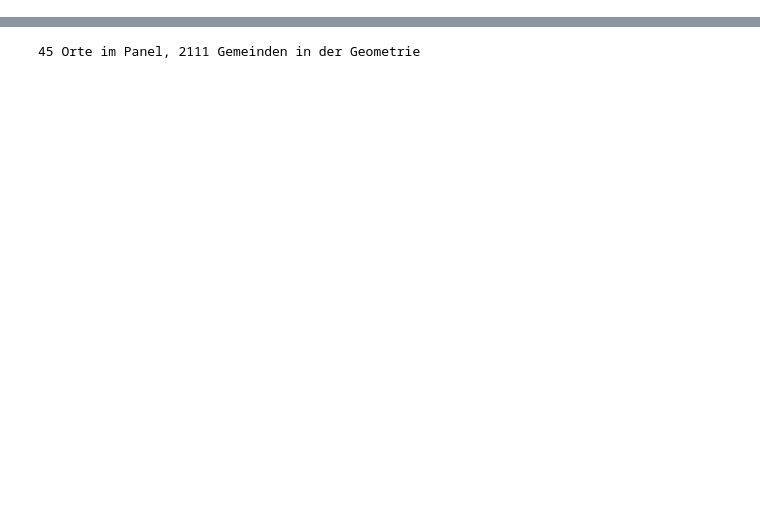
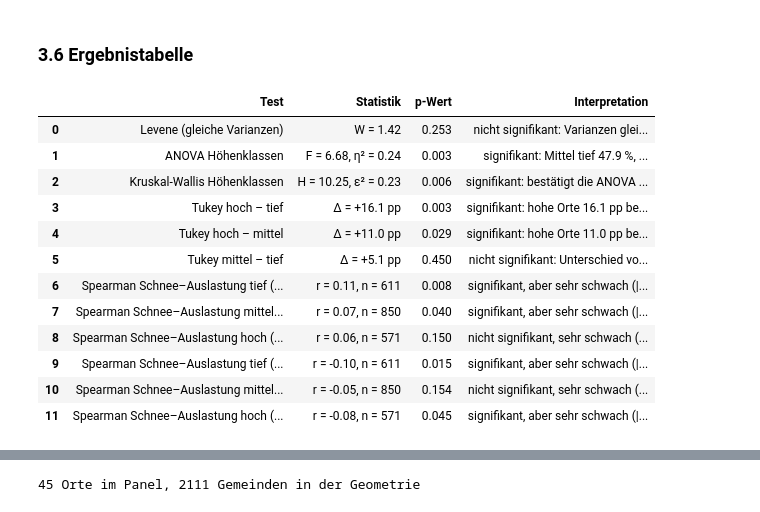
Before and after one commit to aakset/wintertourismus-schnee, a Jupyter notebook: notebooks/04_eda_tests_karte.ipynb, the cells around one changed output, grey strips where cells are left out. Drawn from its saved outputs; the diff is of its cells as text; code cells hidden in the pictures; blank space fills up the shorter version.

Commit message:
Statistische Tests (4.4), Karten ins Notebook 04_eda_tests_karte verschoben
Co-Authored-By: Claude Opus 5.5 <noreply@anthropic.com>

```diff
--- a/notebooks/04_karten.ipynb
+++ b/notebooks/04_eda_tests_karte.ipynb
@@ -0,0 +94,4 @@
+# %%
+tukey = pairwise_tukeyhsd(pro_gem.zimmerauslastung, pro_gem.hoehenklasse, alpha=0.05)
+tk = pd.DataFrame(tukey.summary().data[1:], columns=tukey.summary().data[0])
+tk
@@ -0,0 +112,12 @@
+# %%
+d["schnee_abw"] = d.schneefall_cm - d.groupby(["bfs_nr", "monat"]).schneefall_cm.transform("mean")
+d["ausl_abw"] = d.zimmerauslastung - d.groupby(["bfs_nr", "monat"]).zimmerauslastung.transform("mean")
+
+kor = []
+for k in KLASSEN:
+    x = d[d.hoehenklasse == k]
+    r1, p1 = stats.spearmanr(x.schneefall_cm, x.zimmerauslastung)
+    r2, p2 = stats.spearmanr(x.schnee_abw, x.ausl_abw)
+    kor.append({"Höhenklasse": k, "n": len(x), "r roh": r1, "p roh": p1, "r bereinigt": r2, "p bereinigt": p2})
+kor = pd.DataFrame(kor).round(4)
+kor
@@ -0,0 +143,53 @@
+# %% [markdown]
+### 3.6 Ergebnistabelle
+# %%
+m = beschr["Mittel"]
+def pp(a, b):
+    row = tk[((tk.group1 == a) & (tk.group2 == b)) | ((tk.group1 == b) & (tk.group2 == a))].iloc[0]
+    return row["p-adj"]
+
+def sig(p):
+    return "signifikant" if p < 0.05 else "nicht signifikant"
+
+def stark(p, r):
+    return f"{sig(p)}{', aber' if p < 0.05 else ','} sehr schwach (|r| ≈ {abs(r):.2f})"
+
+ergebnis = pd.DataFrame([
+    ["Levene (gleiche Varianzen)", f"W = {levene.statistic:.2f}", levene.pvalue,
+     f"{sig(levene.pvalue)}: Varianzen gleich genug, klassische ANOVA zulässig"],
+    ["ANOVA Höhenklassen", f"F = {anova.statistic:.2f}, η² = {eta2:.2f}", anova.pvalue,
+     f"{sig(anova.pvalue)}: Mittel tief {m['tief']:.1f} %, mittel {m['mittel']:.1f} %, hoch {m['hoch']:.1f} %. "
+     f"Höhenklasse erklärt rund {eta2:.0%} der Unterschiede zwischen den Orten"],
+    ["Kruskal-Wallis Höhenklassen", f"H = {kruskal.statistic:.2f}, ε² = {eps2:.2f}", kruskal.pvalue,
+     f"{sig(kruskal.pvalue)}: bestätigt die ANOVA ohne Normalverteilungsannahme"],
+    ["Tukey hoch – tief", f"Δ = {m['hoch'] - m['tief']:+.1f} pp", pp("hoch", "tief"),
+     f"{sig(pp('hoch', 'tief'))}: hohe Orte {m['hoch'] - m['tief']:.1f} pp besser ausgelastet"],
+    ["Tukey hoch – mittel", f"Δ = {m['hoch'] - m['mittel']:+.1f} pp", pp("hoch", "mittel"),
+     f"{sig(pp('hoch', 'mittel'))}: hohe Orte {m['hoch'] - m['mittel']:.1f} pp besser ausgelastet"],
+    ["Tukey mittel – tief", f"Δ = {m['mittel'] - m['tief']:+.1f} pp", pp("mittel", "tief"),
+     f"{sig(pp('mittel', 'tief'))}: Unterschied von {m['mittel'] - m['tief']:.1f} pp mit 13 / 19 Orten nicht sicher von Zufall zu trennen"],
+] + [
+    [f"Spearman Schnee–Auslastung {r['Höhenklasse']} (roh)", f"r = {r['r roh']:.2f}, n = {r['n']}", r["p roh"],
+     stark(r["p roh"], r["r roh"])]
+    for _, r in kor.iterrows()
+] + [
+    [f"Spearman Schnee–Auslastung {r['Höhenklasse']} (bereinigt)", f"r = {r['r bereinigt']:.2f}, n = {r['n']}", r["p bereinigt"],
+     stark(r["p bereinigt"], r["r bereinigt"])]
+    for _, r in kor.iterrows()
+], columns=["Test", "Statistik", "p-Wert", "Interpretation"])
+ergebnis["p-Wert"] = ergebnis["p-Wert"].map(lambda p: "< 0.001" if p < 0.001 else f"{p:.3f}")
+ergebnis
+# %% [output]
+|  | Test | Statistik | p-Wert | Interpretation |
+| 0 | Levene (gleiche Varianzen) | W = 1.42 | 0.253 | nicht signifikant: Varianzen glei... |
+| 1 | ANOVA Höhenklassen | F = 6.68, η² = 0.24 | 0.003 | signifikant: Mittel tief 47.9 %, ... |
+| 2 | Kruskal-Wallis Höhenklassen | H = 10.25, ε² = 0.23 | 0.006 | signifikant: bestätigt die ANOVA ... |
+| 3 | Tukey hoch – tief | Δ = +16.1 pp | 0.003 | signifikant: hohe Orte 16.1 pp be... |
+| 4 | Tukey hoch – mittel | Δ = +11.0 pp | 0.029 | signifikant: hohe Orte 11.0 pp be... |
+| 5 | Tukey mittel – tief | Δ = +5.1 pp | 0.450 | nicht signifikant: Unterschied vo... |
+| 6 | Spearman Schnee–Auslastung tief (... | r = 0.11, n = 611 | 0.008 | signifikant, aber sehr schwach (|... |
+| 7 | Spearman Schnee–Auslastung mittel... | r = 0.07, n = 850 | 0.040 | signifikant, aber sehr schwach (|... |
+| 8 | Spearman Schnee–Auslastung hoch (... | r = 0.06, n = 571 | 0.150 | nicht signifikant, sehr schwach (... |
+| 9 | Spearman Schnee–Auslastung tief (... | r = -0.10, n = 611 | 0.015 | signifikant, aber sehr schwach (|... |
+| 10 | Spearman Schnee–Auslastung mittel... | r = -0.05, n = 850 | 0.154 | nicht signifikant, sehr schwach (... |
+| 11 | Spearman Schnee–Auslastung hoch (... | r = -0.08, n = 571 | 0.045 | signifikant, aber sehr schwach (|... |
```
Also changed, not shown: parts of 22 cells of this notebook, 2 other files.
